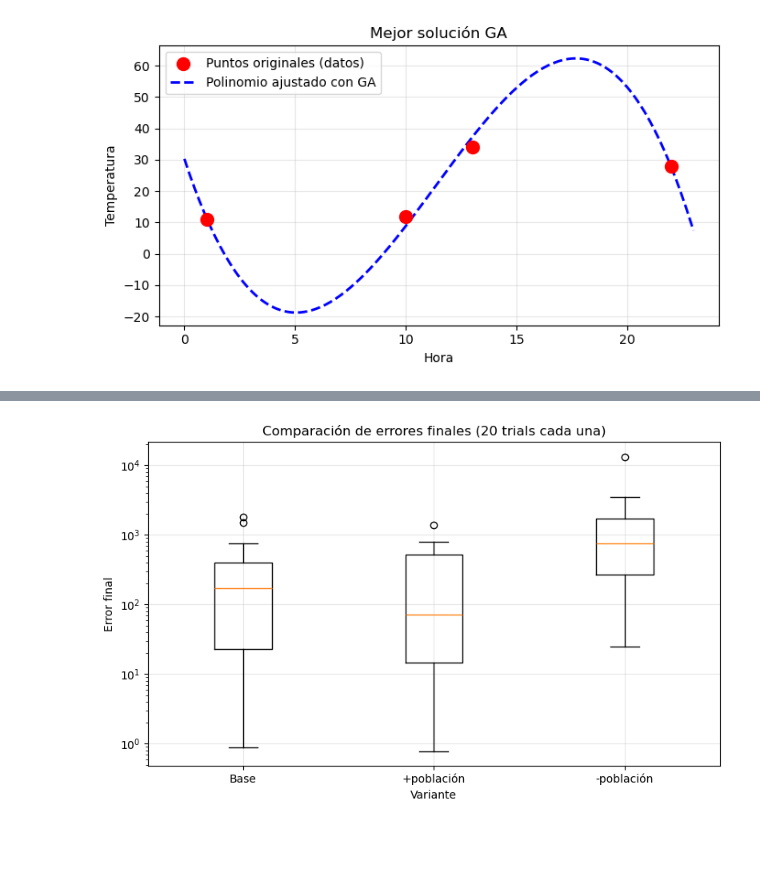
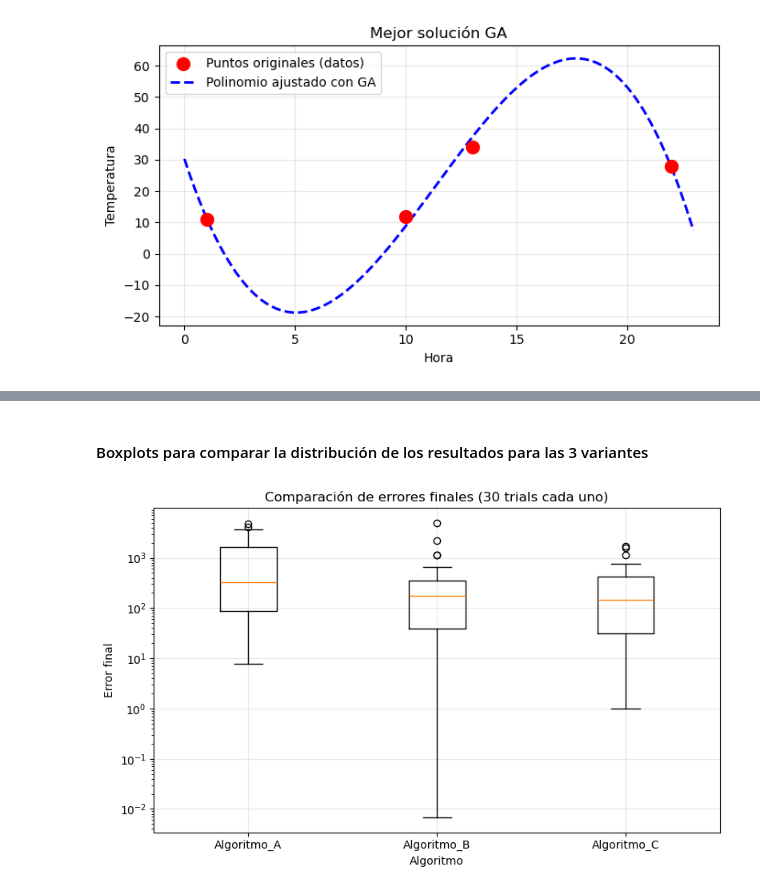
Before and after one commit to arigarmendia/algoritmos-evolutivos, a Jupyter notebook: notebooks/optimizacion_ga.ipynb, the cells around one changed output, grey strips where cells are left out. Cells and saved outputs as stored; diff of their text form; code cells hidden in the pictures; blank space fills up the shorter version.

```diff
--- a/notebooks/optimizacion_ga.ipynb
+++ b/notebooks/optimizacion_ga.ipynb
@@ -262,0 +222,17 @@ TABLA DE COMPARACIÓN
+# %%
+# --- 7. Configuraciones de Algoritmos ---
+print("\n" + "="*60)
+print("EVALUACIÓN DE HIPERPARÁMETROS")
+print("="*60)
+
+# Algoritmo A:
+errors_A, curves_A, coef_A = run_multiple_trials(
+    points, num_trials=30, pop_size=150, ngen=400, cruceprob=0.7, mutacionprob=0.2, titulo='Algoritmo_A')
+
+# Algoritmo B:
+errors_B, curves_B, coef_B = run_multiple_trials(
+    points, num_trials=30, pop_size=250, ngen=600, cruceprob=0.8, mutacionprob=0.2, titulo='Algoritmo_B')
+
+# Algoritmo C:
+errors_C, curves_C, coef_C = run_multiple_trials(
+    points, num_trials=30, pop_size=400, ngen=800, cruceprob=0.8, mutacionprob=0.1, titulo='Algoritmo_C')
@@ -263,14 +282,16 @@ TABLA DE COMPARACIÓN
+# %% [markdown]
+#### Boxplots para comparar la distribución de los resultados para las 3 variantes
 # %%
-# --- 8. Boxplots ---
+# --- 9. Boxplots ---
 plt.figure(figsize=(8, 5))
-plt.boxplot([errors_base, errors_var1, errors_var2],
-            tick_labels=['Base', '+población', '-población'])
-plt.xlabel("Variante")
+plt.boxplot([errors_A, errors_B, errors_C],
+            tick_labels=['Algoritmo_A', 'Algoritmo_B', 'Algoritmo_C'])
+plt.xlabel("Algoritmo")
 plt.ylabel("Error final")
-plt.title("Comparación de errores finales (30 trials cada una)")
+plt.title("Comparación de errores finales (30 trials cada uno)")
 plt.yscale('log')
 plt.grid(True, alpha=0.3)
 plt.tight_layout()
 plt.show()
 # %% [output]
-[figure, old version]
+[figure, new version]
```
Also changed, not shown: parts of 26 cells of this notebook.
